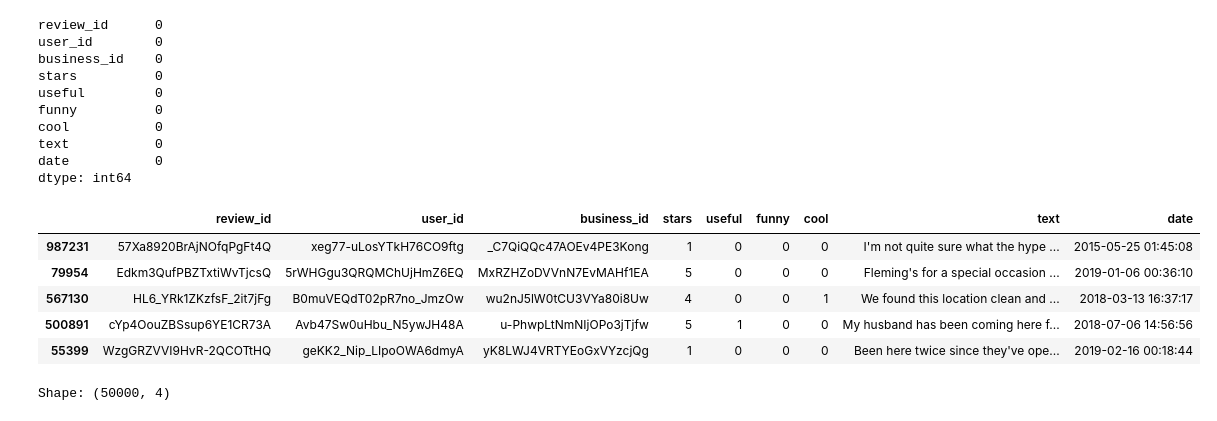
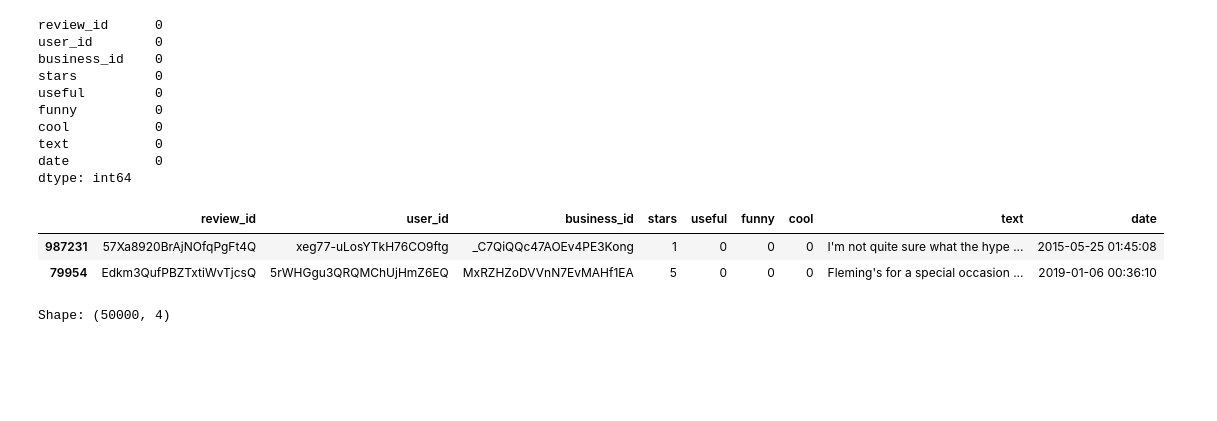
Before and after one commit to Lucie313/S6C01-Apprentissage_automatique, a Jupyter notebook: Lucie/CNN_etoiles.ipynb, the cells around one changed output. Saved outputs shown, nothing was run; the diff lists cells and outputs as text; code cells hidden in the pictures; blank space fills up the shorter version.

```diff
--- a/Lucie/CNN_etoiles.ipynb
+++ b/Lucie/CNN_etoiles.ipynb
@@ -96,14 +96,11 @@ text           0
 date           0
 dtype: int64
 # %%
-df_sample.head()
+df_sample.head(2)
 # %% [output]
 |  | review_id | user_id | business_id | stars | useful | funny | cool | text | date |
 | 987231 | 57Xa8920BrAjNOfqPgFt4Q | xeg77-uLosYTkH76CO9ftg | _C7QiQQc47AOEv4PE3Kong | 1 | 0 | 0 | 0 | I'm not quite sure what the hype ... | 2015-05-25 01:45:08 |
 | 79954 | Edkm3QufPBZTxtiWvTjcsQ | 5rWHGgu3QRQMChUjHmZ6EQ | MxRZHZoDVVnN7EvMAHf1EA | 5 | 0 | 0 | 0 | Fleming's for a special occasion ... | 2019-01-06 00:36:10 |
-| 567130 | HL6_YRk1ZKzfsF_2it7jFg | B0muVEQdT02pR7no_JmzOw | wu2nJ5lW0tCU3VYa80i8Uw | 4 | 0 | 0 | 1 | We found this location clean and ... | 2018-03-13 16:37:17 |
-| 500891 | cYp4OouZBSsup6YE1CR73A | Avb47Sw0uHbu_N5ywJH48A | u-PhwpLtNmNIjOPo3jTjfw | 5 | 1 | 0 | 0 | My husband has been coming here f... | 2018-07-06 14:56:56 |
-| 55399 | WzgGRZVVI9HvR-2QCOTtHQ | geKK2_Nip_LIpoOWA6dmyA | yK8LWJ4VRTYEoGxVYzcjQg | 1 | 0 | 0 | 0 | Been here twice since they've ope... | 2019-02-16 00:18:44 |
 # %%
 import pandas as pd
 
```
Also changed, not shown: parts of 14 cells of this notebook.
